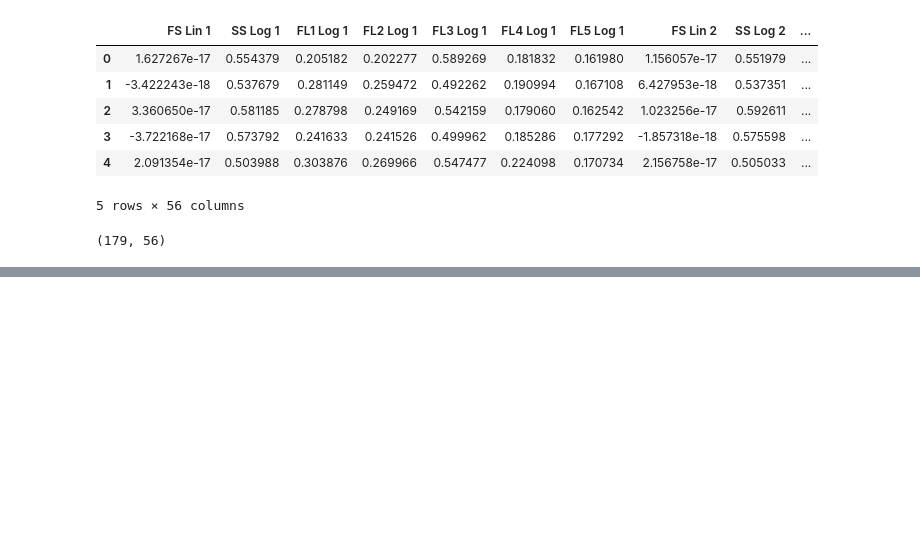
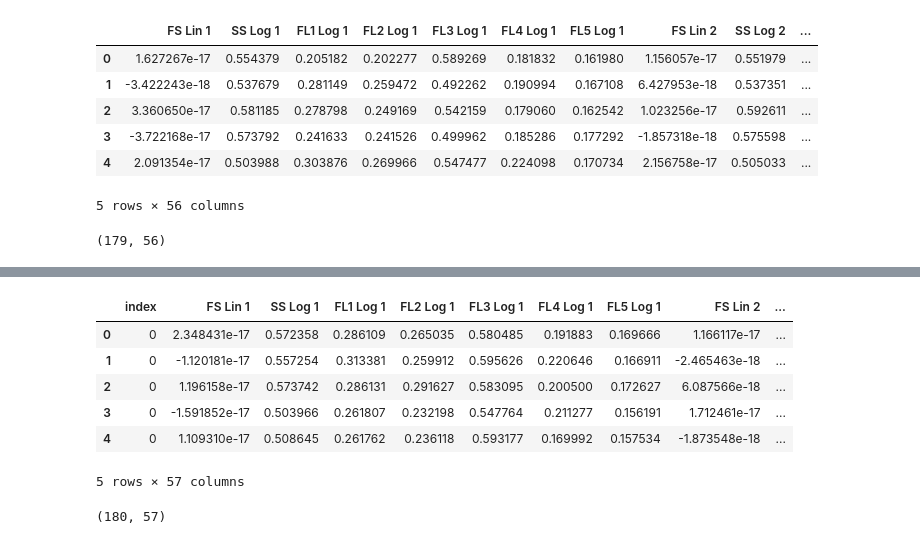
Before and after one commit to jpyneni3/AML_Classification, a Jupyter notebook: data_exploration.ipynb, the cells around one changed output, grey strips where cells are left out. Drawn from its saved outputs; the diff is of its cells as text; code cells hidden in the pictures; blank space fills up the shorter version.

```diff
--- a/data_exploration.ipynb
+++ b/data_exploration.ipynb
@@ -138 +138,34 @@ save_path = 'mean_features.csv'
 patient_data.to_csv(save_path,header=True)
+# %%
+start = 179
+end = 359
+file_path = 'CSV/{}.csv'
+rows = []
+for i in range(start, end):
+    print(i)
+    file_nums = [j for j in range(i*8+1,i*8+9)]
+    patient_data = []
+    count = 1
+    for j in file_nums:
+        file_name = str(j)
+        while len(file_name)< 4:
+            file_name = '0' + file_name
+        print("Reading file: {}".format(file_path.format(file_name)))
+        df = pd.read_csv(file_path.format(file_name))
+
+
+        #normalize FSC
+        df = FSC_norm(df)
+
+        #get the rows
+        row = construct_row(df).rename({'FS Lin': 'FS Lin {}'.format(count), 'SS Log': 'SS Log {}'.format(count),'FL1 Log': 'FL1 Log {}'.format(count), 'FL2 Log': 'FL2 Log {}'.format(count),
+                                        'FL3 Log': 'FL3 Log {}'.format(count), 'FL4 Log': 'FL4 Log {}'.format(count), 'FL5 Log': 'FL5 Log {}'.format(count)})
+
+
+        patient_data.append(row)
+
+        count += 1
+    row = pd.concat(patient_data, axis=0)
+#     rows.append(row)
+    row_df = pd.DataFrame(data=row.to_frame().T)
+    rows.append(row_df)
@@ -138,0 +190,15 @@ patient_data.to_csv(save_path,header=True)
+# %%
+patient_data = pd.concat(rows, axis=0).reset_index()
+patient_data.head()
+# %% [output]
+|  | index | FS Lin 1 | SS Log 1 | FL1 Log 1 | FL2 Log 1 | FL3 Log 1 | FL4 Log 1 | FL5 Log 1 | FS Lin 2 | ... |
+| 0 | 0 | 2.348431e-17 | 0.572358 | 0.286109 | 0.265035 | 0.580485 | 0.191883 | 0.169666 | 1.166117e-17 | ... |
+| 1 | 0 | -1.120181e-17 | 0.557254 | 0.313381 | 0.259912 | 0.595626 | 0.220646 | 0.166911 | -2.465463e-18 | ... |
+| 2 | 0 | 1.196158e-17 | 0.573742 | 0.286131 | 0.291627 | 0.583095 | 0.200500 | 0.172627 | 6.087566e-18 | ... |
+| 3 | 0 | -1.591852e-17 | 0.503966 | 0.261807 | 0.232198 | 0.547764 | 0.211277 | 0.156191 | 1.712461e-17 | ... |
+| 4 | 0 | 1.109310e-17 | 0.508645 | 0.261762 | 0.236118 | 0.593177 | 0.169992 | 0.157534 | -1.873548e-18 | ... |
+5 rows × 57 columns
+# %%
+patient_data.shape
+# %% [output]
+(180, 57)
```
Also changed, not shown: parts of 16 cells of this notebook, 2 other files.
